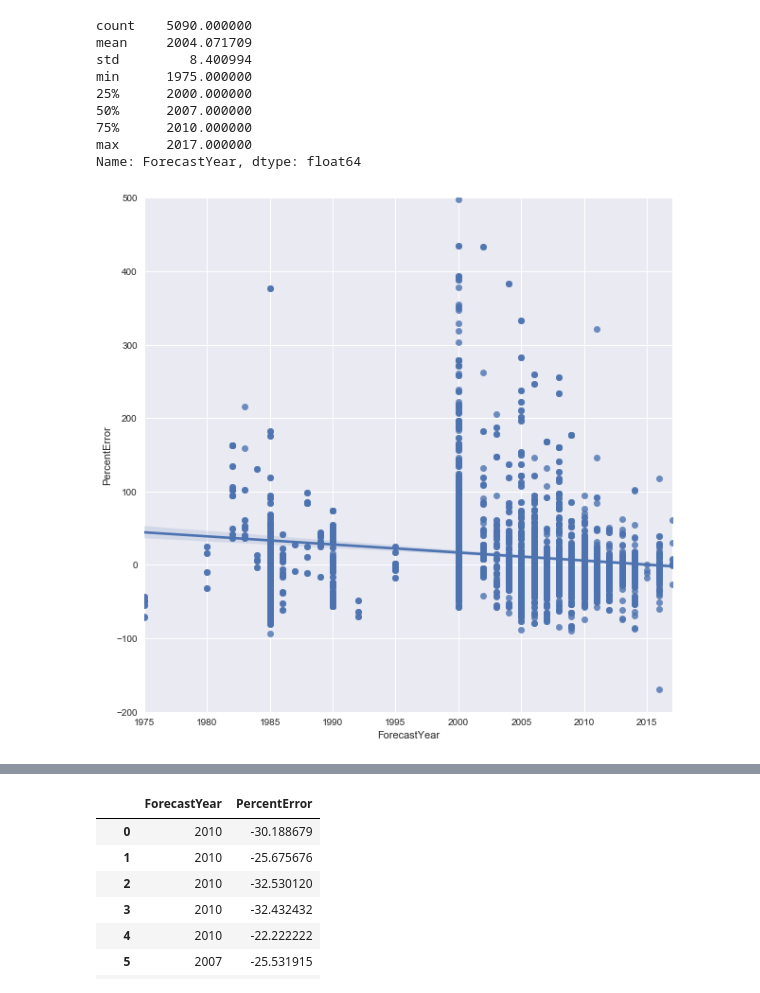
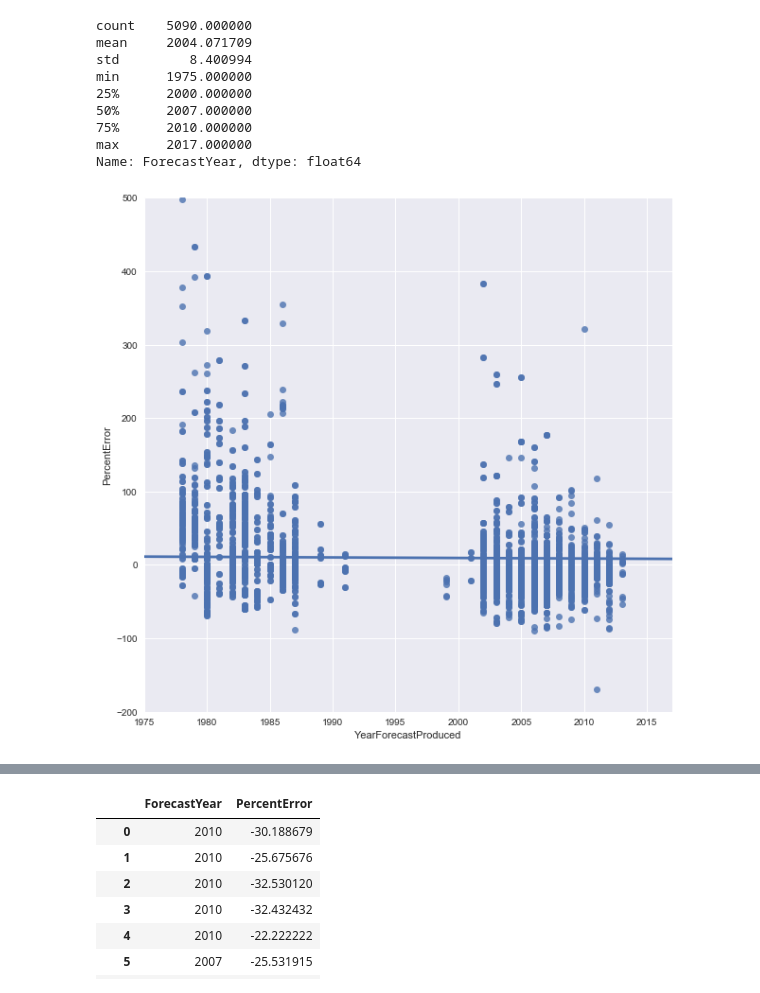
Before and after one commit to jawadmhoque/accuracy-assessment, a Jupyter notebook: Accuracy Algorithm.ipynb, the cells around one changed output, grey strips where cells are left out. Saved outputs shown, nothing was run; the diff lists cells and outputs as text; code cells hidden in the pictures.

```diff
--- a/Accuracy Algorithm.ipynb
+++ b/Accuracy Algorithm.ipynb
@@ -647,7 +647,7 @@ diff_year
 | X | 1.769231 |
 1028 rows × 1 columns
 # %%
-flatdata_adjusted=flatdata_adjusted.assign(DiffYear=flatdata_adjusted['ForecastYear']-flatdata_adjusted['YearForecastProduced'])
+#flatdata_adjusted=flatdata_adjusted.assign(DiffYear=flatdata_adjusted['ForecastYear']-flatdata_adjusted['YearForecastProduced'])
 # %%
 pd.options.display.max_columns=50
 # %%
@@ -959,10 +1095,10 @@ min      1975.000000
 max      2017.000000
 Name: ForecastYear, dtype: float64
 # %%
-ax=sns.regplot(new['ForecastYear'],new['PercentError'])
+ax=sns.regplot(new['YearForecastProduced'],new['PercentError'])
 ax.figure.set_size_inches(10,10)
 ax.set_xlim(1975,2017)
 ax.set_ylim(-200,500)
-ax.figure.savefig('scatterplot3.png')
+ax.figure.savefig('scatterplot4.png')
 # %% [output]
-[figure, old version]
+[figure, new version]
```
Also changed, not shown: parts of 15 cells of this notebook, 12 other files.
